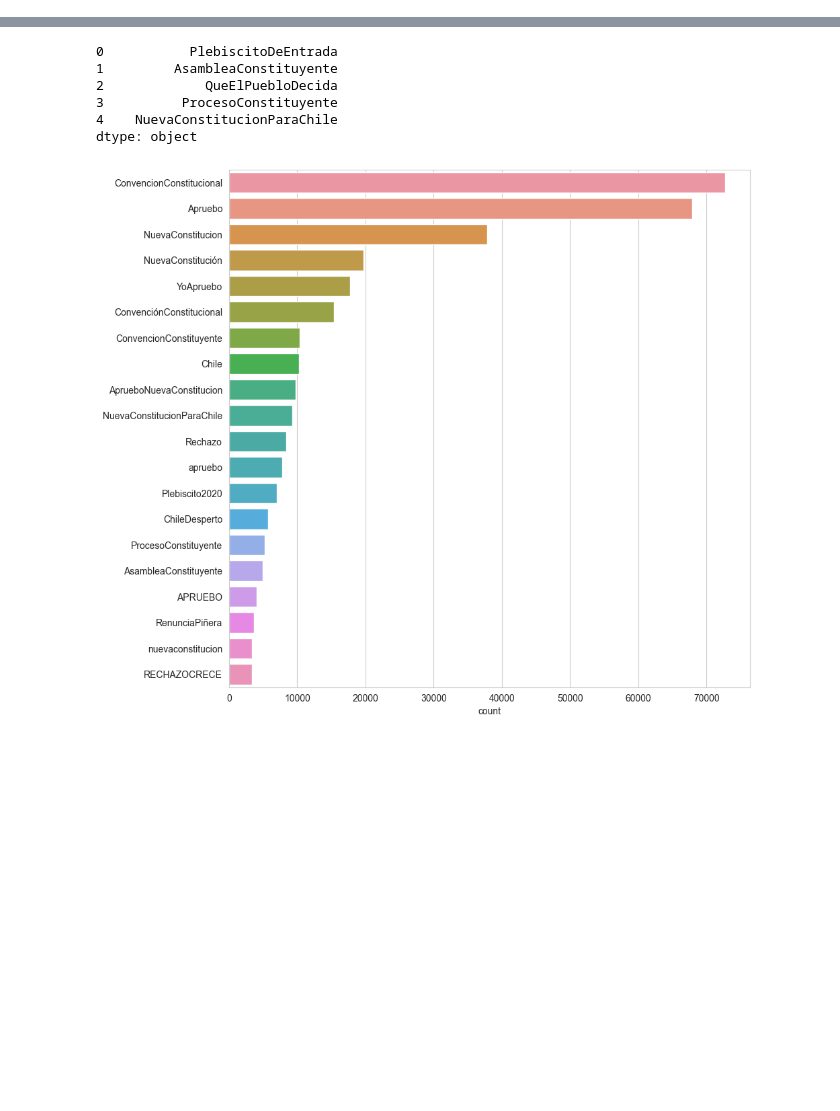
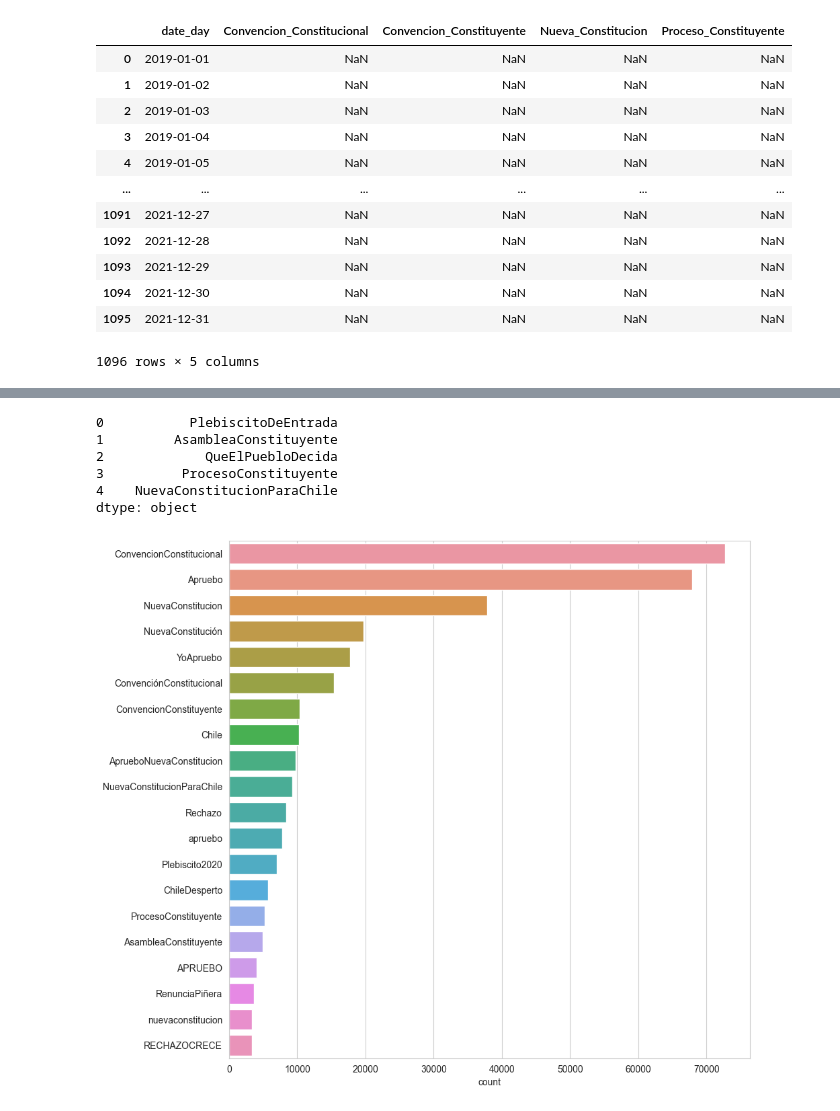
Before and after one commit to aquinteros/cc_sentiment_analysis, a Jupyter notebook: concatenator.ipynb, the cells around one changed output, grey strips where cells are left out. Cells and saved outputs as stored; diff of their text form; code cells hidden in the pictures; blank space fills up the shorter version.

```diff
--- a/concatenator.ipynb
+++ b/concatenator.ipynb
@@ -57,5 +61,45 @@ tweets['date_day'] = tweets['date'].dt.date
 tweets['date_month'] = tweets['date'].dt.strftime('%Y-%m')
 tweets = tweets.sort_values(by='date', ascending=True)
+# %%
+# lista de días entre dos fechas
+def lista_dias(fecha_inicio, fecha_fin):
+
+    inicio = datetime.datetime.strptime(fecha_inicio, '%d/%m/%Y')
+    fin = datetime.datetime.strptime(fecha_fin, '%d/%m/%Y')
+
+    delta = fin - inicio
+
+    dias = []
+
+    for i in range(delta.days + 1):
+        nueva_fecha = inicio + datetime.timedelta(days=i)
+        dias.append(nueva_fecha)
+
+    df = pd.DataFrame(dias, columns=['date_day'])
+
+    return df
+
+dias_tweets = lista_dias('01/01/2019', '31/12/2021')
+dias_tweets['date_day'] = dias_tweets['date_day']
+
+# merge con lista de días
+tweets_por_dia = tweets[['date_day','keyword']].pivot_table(index='date_day', columns='keyword', aggfunc='size')
+dias_tweets = dias_tweets.merge(tweets_por_dia, on='date_day', how='left')
+dias_tweets
+# %% [output]
+|  | date_day | Convencion_Constitucional | Convencion_Constituyente | Nueva_Constitucion | Proceso_Constituyente |
+| 0 | 2019-01-01 | NaN | NaN | NaN | NaN |
+| 1 | 2019-01-02 | NaN | NaN | NaN | NaN |
+| 2 | 2019-01-03 | NaN | NaN | NaN | NaN |
+| 3 | 2019-01-04 | NaN | NaN | NaN | NaN |
+| 4 | 2019-01-05 | NaN | NaN | NaN | NaN |
+| ... | ... | ... | ... | ... | ... |
+| 1091 | 2021-12-27 | NaN | NaN | NaN | NaN |
+| 1092 | 2021-12-28 | NaN | NaN | NaN | NaN |
+| 1093 | 2021-12-29 | NaN | NaN | NaN | NaN |
+| 1094 | 2021-12-30 | NaN | NaN | NaN | NaN |
+| 1095 | 2021-12-31 | NaN | NaN | NaN | NaN |
+1096 rows × 5 columns
 # %%
 sns.set_style('whitegrid')
 sns.set_palette('afmhot')
```
Also changed, not shown: parts of 6 cells of this notebook, 32 other files.
